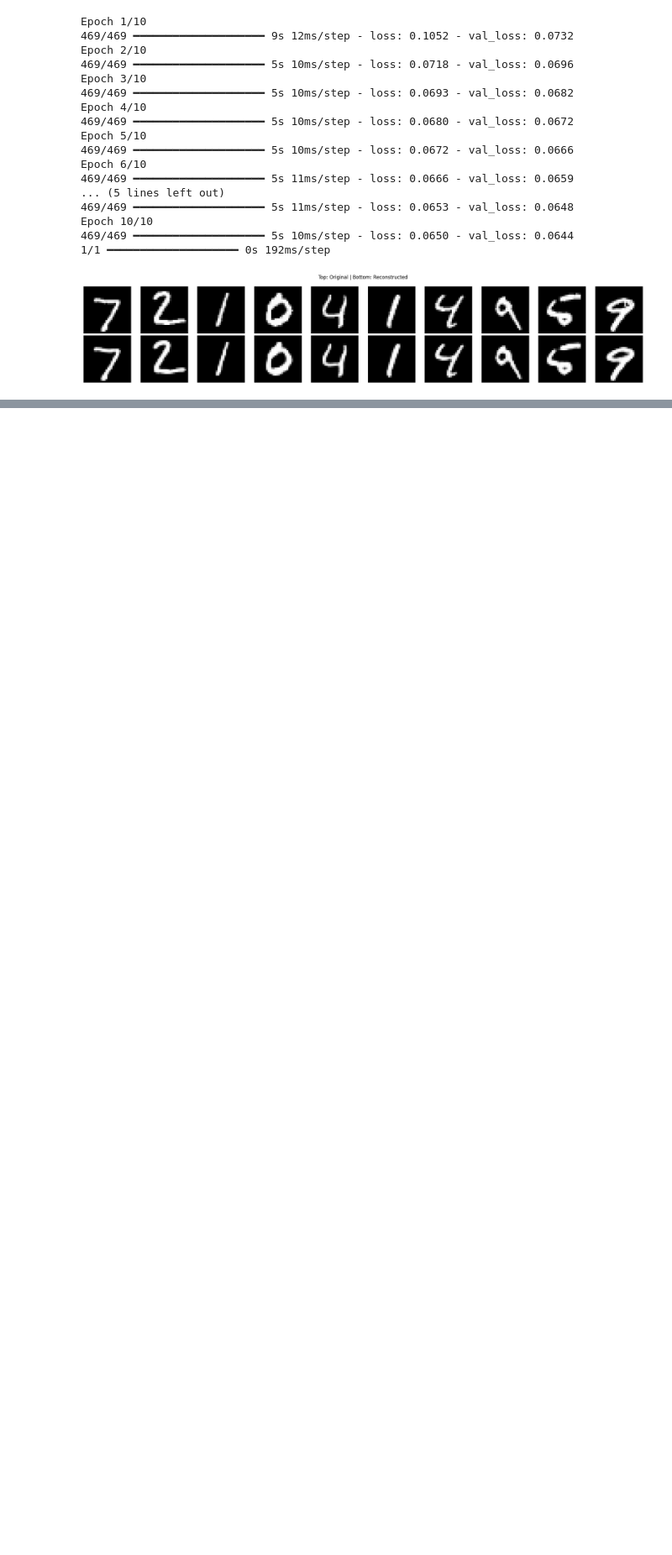
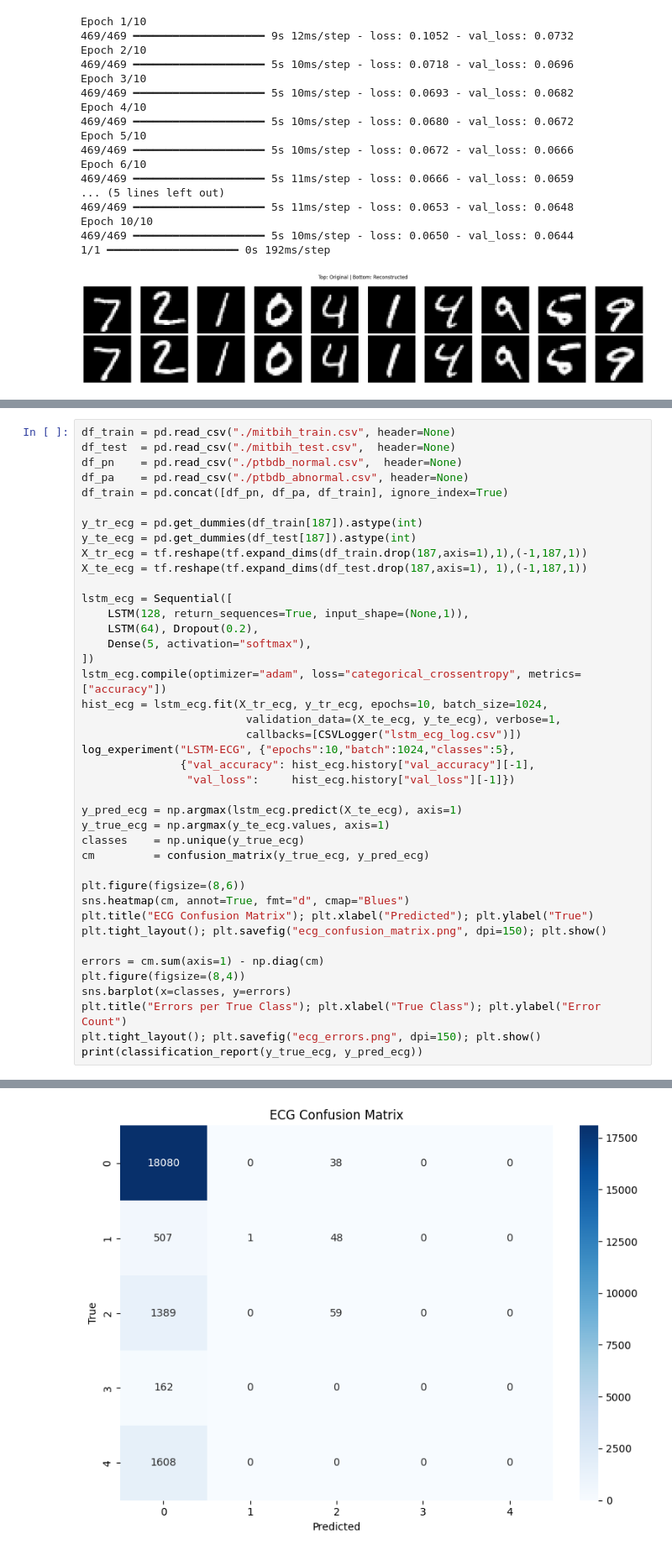
Before and after one commit to grandisaster/DL_course_homeworks, a Jupyter notebook: dl_course_homeworks_tikhonova.ipynb, the cells around one changed output, grey strips where cells are left out. Shown at 84% size. Drawn from its saved outputs; the diff is of its cells as text; blank space fills up the shorter version.

```diff
--- a/dl_course_homeworks_tikhonova.ipynb
+++ b/dl_course_homeworks_tikhonova.ipynb
@@ -236,0 +352,42 @@ Epoch 10/10
+# %%
+df_train = pd.read_csv("./mitbih_train.csv", header=None)
+df_test  = pd.read_csv("./mitbih_test.csv",  header=None)
+df_pn    = pd.read_csv("./ptbdb_normal.csv",  header=None)
+df_pa    = pd.read_csv("./ptbdb_abnormal.csv", header=None)
+df_train = pd.concat([df_pn, df_pa, df_train], ignore_index=True)
+
+y_tr_ecg = pd.get_dummies(df_train[187]).astype(int)
+y_te_ecg = pd.get_dummies(df_test[187]).astype(int)
+X_tr_ecg = tf.reshape(tf.expand_dims(df_train.drop(187,axis=1),1),(-1,187,1))
+X_te_ecg = tf.reshape(tf.expand_dims(df_test.drop(187,axis=1), 1),(-1,187,1))
+
+lstm_ecg = Sequential([
+    LSTM(128, return_sequences=True, input_shape=(None,1)),
+    LSTM(64), Dropout(0.2),
+    Dense(5, activation="softmax"),
+])
+lstm_ecg.compile(optimizer="adam", loss="categorical_crossentropy", metrics=["accuracy"])
+hist_ecg = lstm_ecg.fit(X_tr_ecg, y_tr_ecg, epochs=10, batch_size=1024,
+                         validation_data=(X_te_ecg, y_te_ecg), verbose=1,
+                         callbacks=[CSVLogger("lstm_ecg_log.csv")])
+log_experiment("LSTM-ECG", {"epochs":10,"batch":1024,"classes":5},
+               {"val_accuracy": hist_ecg.history["val_accuracy"][-1],
+                "val_loss":     hist_ecg.history["val_loss"][-1]})
+
+y_pred_ecg = np.argmax(lstm_ecg.predict(X_te_ecg), axis=1)
+y_true_ecg = np.argmax(y_te_ecg.values, axis=1)
+classes    = np.unique(y_true_ecg)
+cm         = confusion_matrix(y_true_ecg, y_pred_ecg)
+
+plt.figure(figsize=(8,6))
+sns.heatmap(cm, annot=True, fmt="d", cmap="Blues")
+plt.title("ECG Confusion Matrix"); plt.xlabel("Predicted"); plt.ylabel("True")
+plt.tight_layout(); plt.savefig("ecg_confusion_matrix.png", dpi=150); plt.show()
+
+errors = cm.sum(axis=1) - np.diag(cm)
+plt.figure(figsize=(8,4))
+sns.barplot(x=classes, y=errors)
+plt.title("Errors per True Class"); plt.xlabel("True Class"); plt.ylabel("Error Count")
+plt.tight_layout(); plt.savefig("ecg_errors.png", dpi=150); plt.show()
+print(classification_report(y_true_ecg, y_pred_ecg))
+# %% [output]
@@ -236,0 +414 @@ Epoch 10/10
+[figure, added]
```
Also changed, not shown: parts of 5 cells of this notebook.
